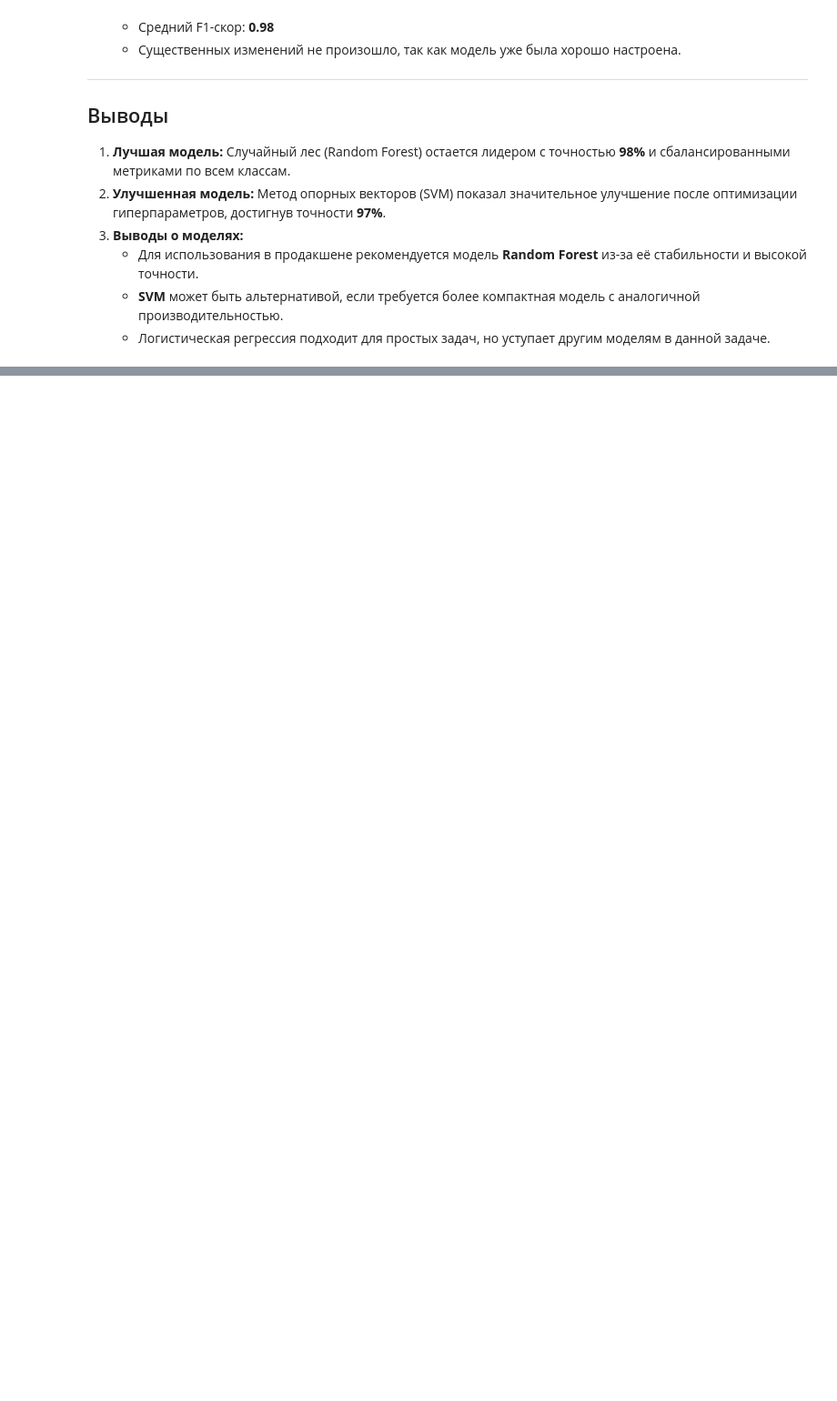
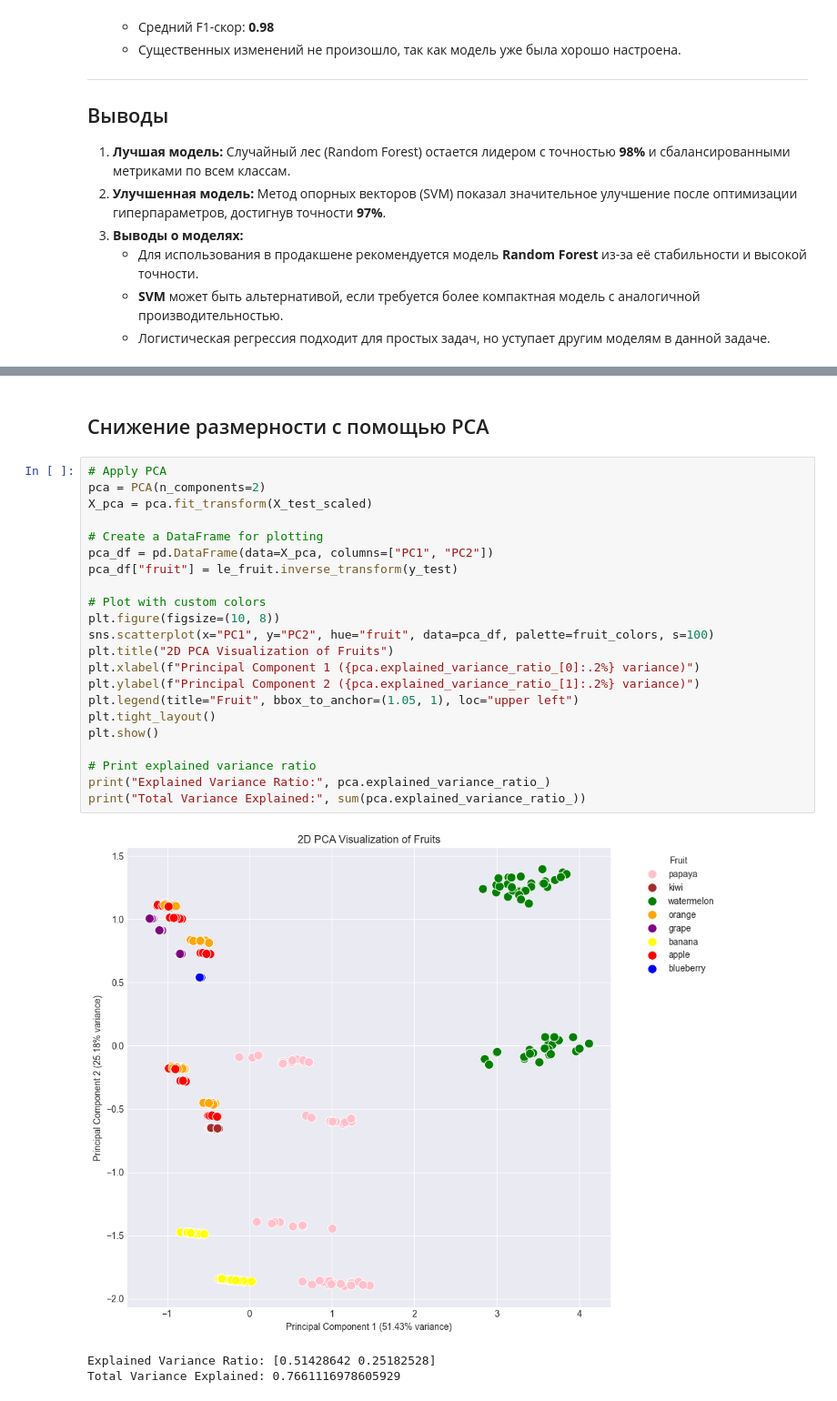
Before and after one commit to AlzgamerCS/fruit-classification, a Jupyter notebook: fruit-classification.ipynb, the cells around one changed output, grey strips where cells are left out. Shown at 91% size. Saved outputs shown, nothing was run; the diff lists cells and outputs as text; blank space fills up the shorter version.

```diff
--- a/fruit-classification.ipynb
+++ b/fruit-classification.ipynb
@@ -389,0 +501,28 @@ weighted avg       0.98      0.98      0.98       400
+# %% [markdown]
+## Снижение размерности с помощью PCA
+# %%
+# Apply PCA
+pca = PCA(n_components=2)
+X_pca = pca.fit_transform(X_test_scaled)
+
+# Create a DataFrame for plotting
+pca_df = pd.DataFrame(data=X_pca, columns=["PC1", "PC2"])
+pca_df["fruit"] = le_fruit.inverse_transform(y_test)
+
+# Plot with custom colors
+plt.figure(figsize=(10, 8))
+sns.scatterplot(x="PC1", y="PC2", hue="fruit", data=pca_df, palette=fruit_colors, s=100)
+plt.title("2D PCA Visualization of Fruits")
+plt.xlabel(f"Principal Component 1 ({pca.explained_variance_ratio_[0]:.2%} variance)")
+plt.ylabel(f"Principal Component 2 ({pca.explained_variance_ratio_[1]:.2%} variance)")
+plt.legend(title="Fruit", bbox_to_anchor=(1.05, 1), loc="upper left")
+plt.tight_layout()
+plt.show()
+
+# Print explained variance ratio
+print("Explained Variance Ratio:", pca.explained_variance_ratio_)
+print("Total Variance Explained:", sum(pca.explained_variance_ratio_))
+# %% [output]
+[figure, added]
+Explained Variance Ratio: [0.51428642 0.25182528]
+Total Variance Explained: 0.7661116978605929
```
Also changed, not shown: parts of 8 cells of this notebook.
